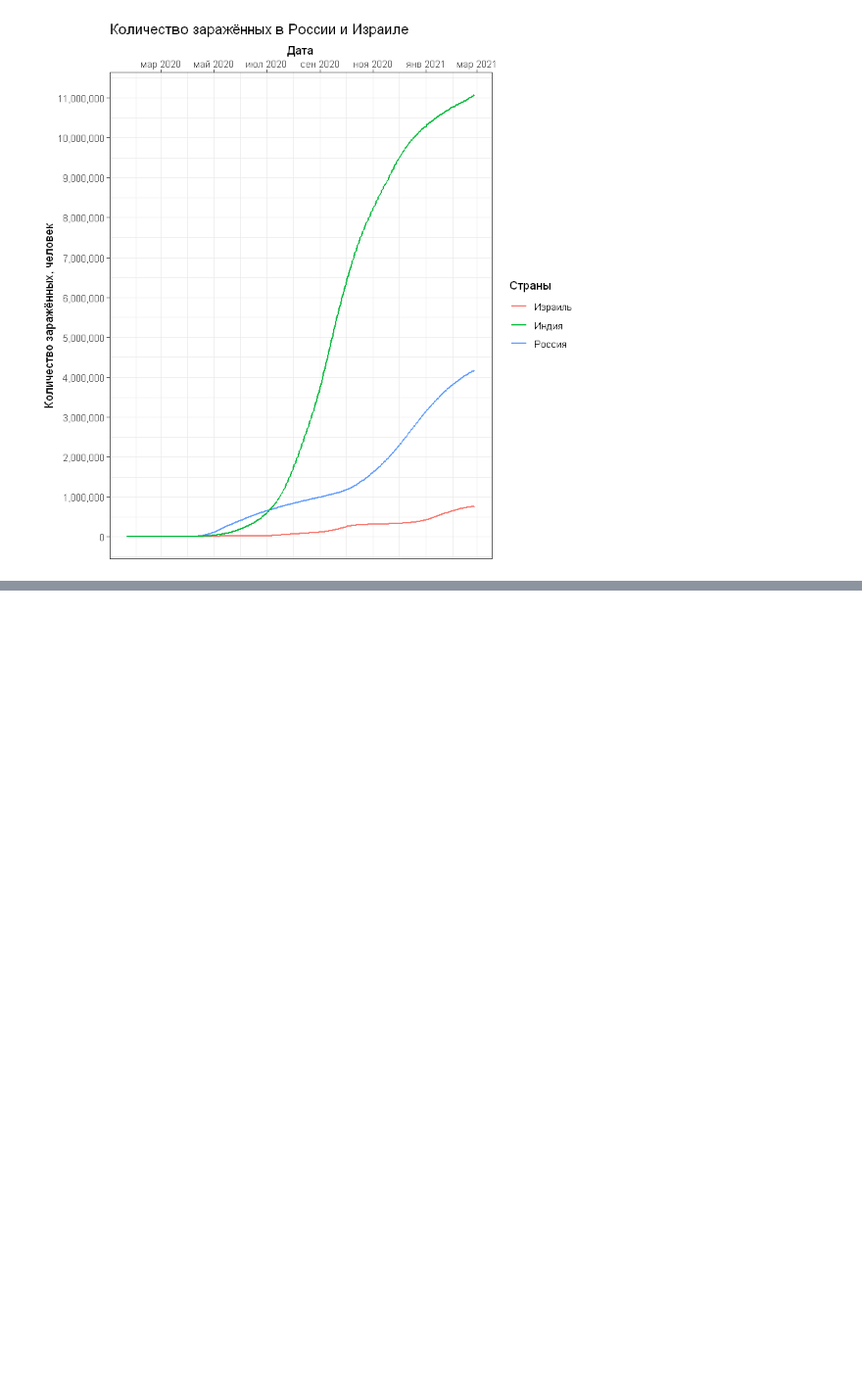
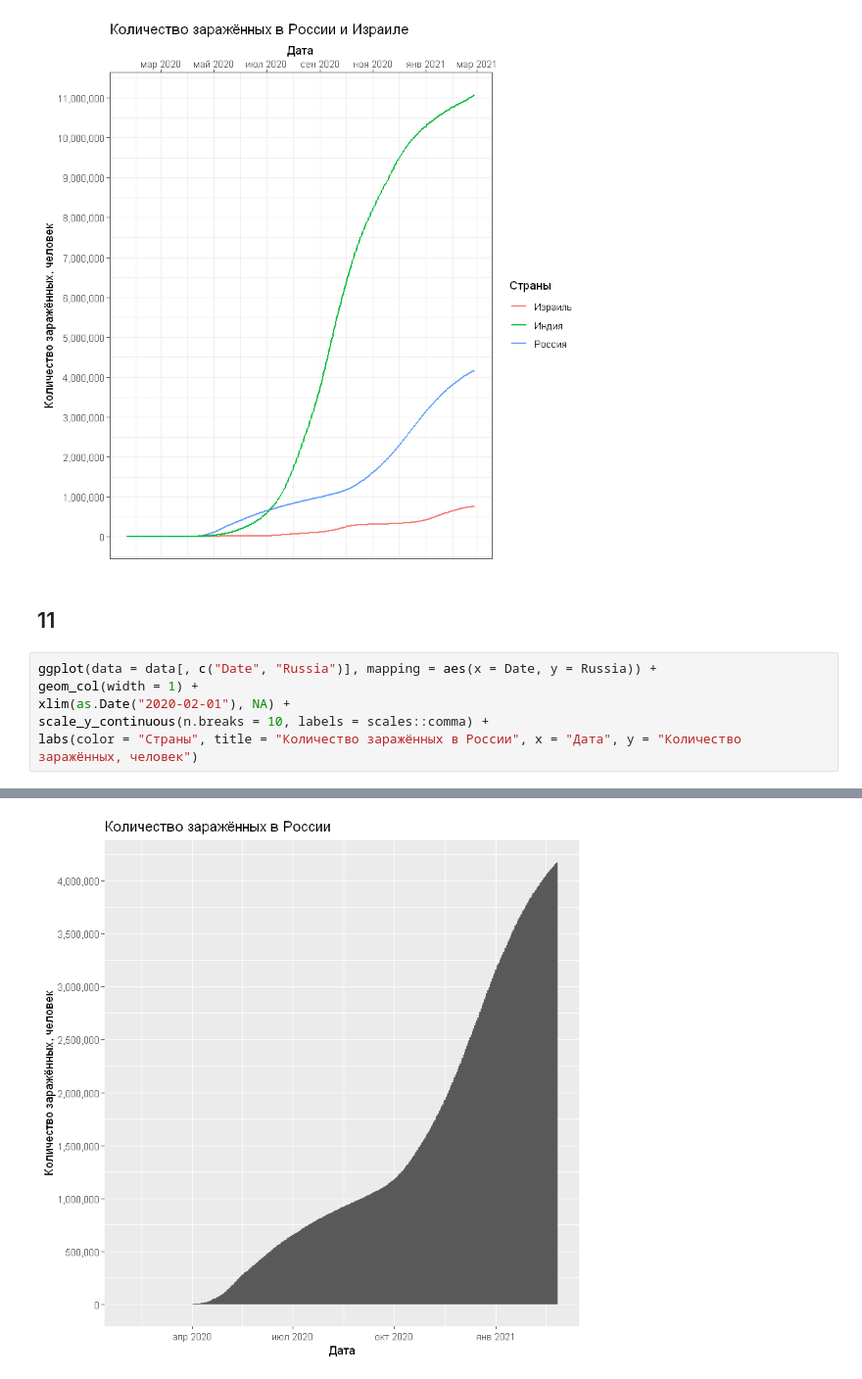
Before and after one commit to d0rj/Rubanok, a Jupyter notebook: Task 10.ipynb, the cells around one changed output, grey strips where cells are left out. Shown at 98% size. Drawn from its saved outputs; the diff is of its cells as text; blank space fills up the shorter version.

```diff
--- a/Task 10.ipynb
+++ b/Task 10.ipynb
@@ -155,3 +155,12 @@ final
 png
   2
 [figure]
+# %% [markdown]
+## 11
+# %%
+ggplot(data = data[, c("Date", "Russia")], mapping = aes(x = Date, y = Russia)) +
+geom_col(width = 1) +
+xlim(as.Date("2020-02-01"), NA) +
+scale_y_continuous(n.breaks = 10, labels = scales::comma) +
+labs(color = "Страны", title = "Количество заражённых в России", x = "Дата", y = "Количество заражённых, человек")
+# %% [output]
@@ -157,0 +170 @@ png
+[figure, added]
```
Also changed, not shown: parts of 3 cells of this notebook, 2 other files.
